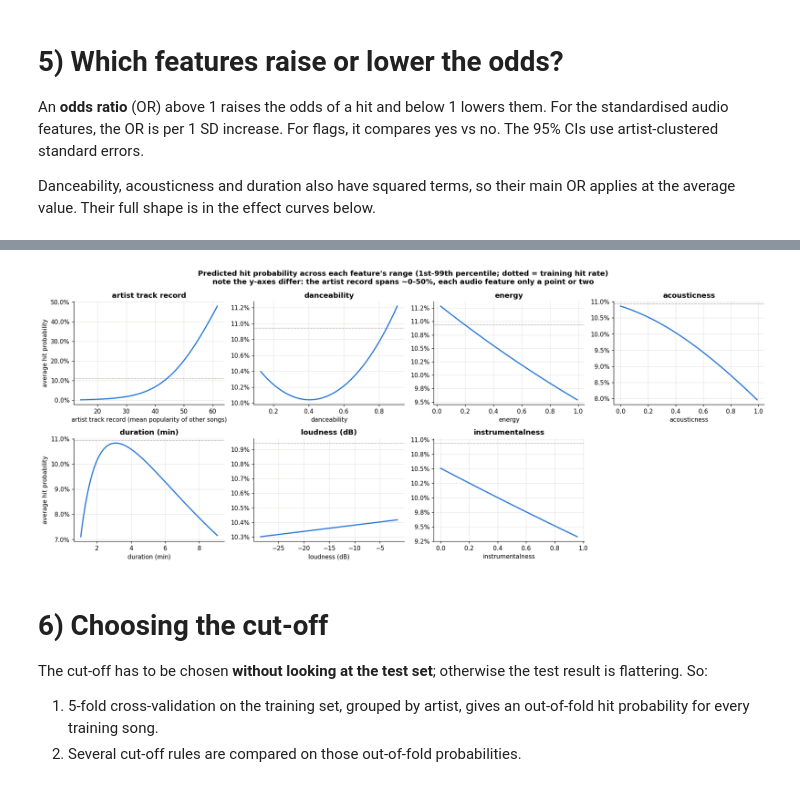
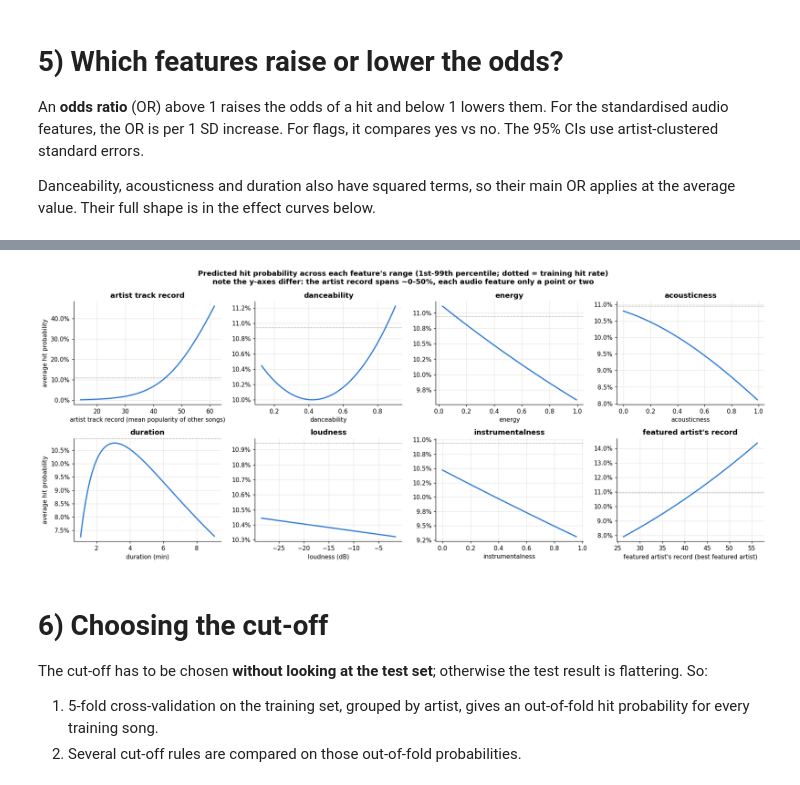
Before and after one commit to caixiaoqijessica/bt4211-final-project-spotify-dataset, a Jupyter notebook: logistic-hit.ipynb, the cells around one changed output, grey strips where cells are left out. Cells and saved outputs as stored; diff of their text form; code cells hidden in the pictures.

```diff
--- a/logistic-hit.ipynb
+++ b/logistic-hit.ipynb
@@ -154,13 +232,15 @@ SQ = " + I(z_danceability**2) + I(z_acousticness**2) + I(z_log_duration**2)"
 INTER = " + z_danceability:z_valence + z_energy:z_acousticness + explicit:z_danceability"
 GENRE = " + " + " + ".join(GENRES)
 ARTIST = " + z_artist_pop + z_artist_catalogue + artist_new"
+DOMAIN_T = " + " + " + ".join(DOMAIN_TERMS)
 FORMULAS = {
     "1. audio + flags": "hit ~ " + BASE,
     "2. + squares + interactions": "hit ~ " + BASE + SQ + INTER,
     "genre only": "hit ~ " + " + ".join(GENRES),
     "artist only": "hit ~ " + ARTIST[3:],
     "3. + genre": "hit ~ " + BASE + SQ + INTER + GENRE,
-    "4. + artist (final)": "hit ~ " + BASE + SQ + INTER + GENRE + ARTIST,
+    "4. + artist": "hit ~ " + BASE + SQ + INTER + GENRE + ARTIST,
+    "5. + domain (final)": "hit ~ " + BASE + SQ + INTER + GENRE + ARTIST + DOMAIN_T,
 }
 train, test = t[~t["in_test_set"]], t[t["in_test_set"]]
 
@@ -190,7 +270,7 @@ rows.append({"model": "no model (hit rate)", "test_avg_precision": test["hit"].m
              "test_Brier": brier_score_loss(test["hit"], np.full(len(test), train["hit"].mean()))})
 model_tbl = pd.DataFrame(rows).set_index("model")
 display(model_tbl.round(4))
-final = fits["4. + artist (final)"]
+final = fits["5. + domain (final)"]
 # %% [output]
 |  | params | train_pseudo_R2 | test_AUC | test_avg_precision | test_Brier | test_log_loss |
 | model |  |  |  |  |  |  |
@@ -209,7 +290,7 @@ The artist record only exists for returning artists. For songs by artists with n
 rows = []
 for label, m in [("returning artist", test["artist_new"] == 0), ("new artist", test["artist_new"] == 1)]:
     sub = test[m]
-    for name in ["3. + genre", "4. + artist (final)"]:
+    for name in ["3. + genre", "4. + artist", "5. + domain (final)"]:
         rows.append({"test songs": label, "model": name, "songs": len(sub), "hit_rate": sub["hit"].mean(),
                      "AUC": roc_auc_score(sub["hit"], fits[name].predict(sub)),
                      "avg_precision": average_precision_score(sub["hit"], fits[name].predict(sub))})
@@ -310,26 +398,26 @@ fig.tight_layout(); plt.savefig("figures/logit_02_odds_ratios.png", dpi=150, bbo
 # %%
 # effect curves: average predicted hit probability as one feature moves across its range, all else as observed
 CURVES = [("artist_pop", "artist track record (mean popularity of other songs)"), ("danceability", "danceability"),
           ("energy", "energy"), ("acousticness", "acousticness"),
-          ("log_duration", "duration (min)"), ("loudness", "loudness (dB)"), ("instrumentalness", "instrumentalness")]
+          ("log_duration", "duration (min)"), ("loudness", "loudness (dB)"), ("instrumentalness", "instrumentalness"),
+          ("feat_pop", "featured artist's record (best featured artist)")]
 mu, sd = train[SCALED].mean(), train[SCALED].std()
 base = train.sample(5_000, random_state=SEED)
 fig, axes = plt.subplots(2, 4, figsize=(17, 7))
-axes.flat[-1].axis("off")
 for ax, (col, label) in zip(axes.flat, CURVES):
     lo, hi = train[col].quantile([0.01, 0.99])
     grid = np.linspace(lo, hi, 40)
     prob = [final.predict(base.assign(**{"z_" + col: (g - mu[col]) / sd[col]})).mean() for g in grid]
     x = 2 ** grid if col == "log_duration" else grid
     ax.plot(x, prob, color=BLUE, lw=2)
     ax.axhline(train["hit"].mean(), color=MUTED, lw=0.8, ls=":")
     ax.yaxis.set_major_formatter(mtick.PercentFormatter(1, decimals=1))
-    ax.set_xlabel(label); ax.set_title(label.split(" (mean")[0])
+    ax.set_xlabel(label); ax.set_title(label.split(" (")[0])
 axes[0, 0].set_ylabel("average hit probability"); axes[1, 0].set_ylabel("average hit probability")
 fig.suptitle("Predicted hit probability across each feature's range (1st-99th percentile; dotted = training hit rate)\nnote the y-axes differ: the artist record spans ~0-50%, each audio feature only a point or two", fontweight="bold")
 fig.tight_layout(); plt.savefig("figures/logit_03_effect_curves.png", dpi=150, bbox_inches="tight"); plt.show()
 # %% [output]
-[figure, old version]
+[figure, new version]
 # %% [markdown]
 # 6) Choosing the cut-off
 The cut-off has to be chosen **without looking at the test set**; otherwise the test result is flattering. So:
```
Also changed, not shown: parts of 18 cells of this notebook, 10 other files.
